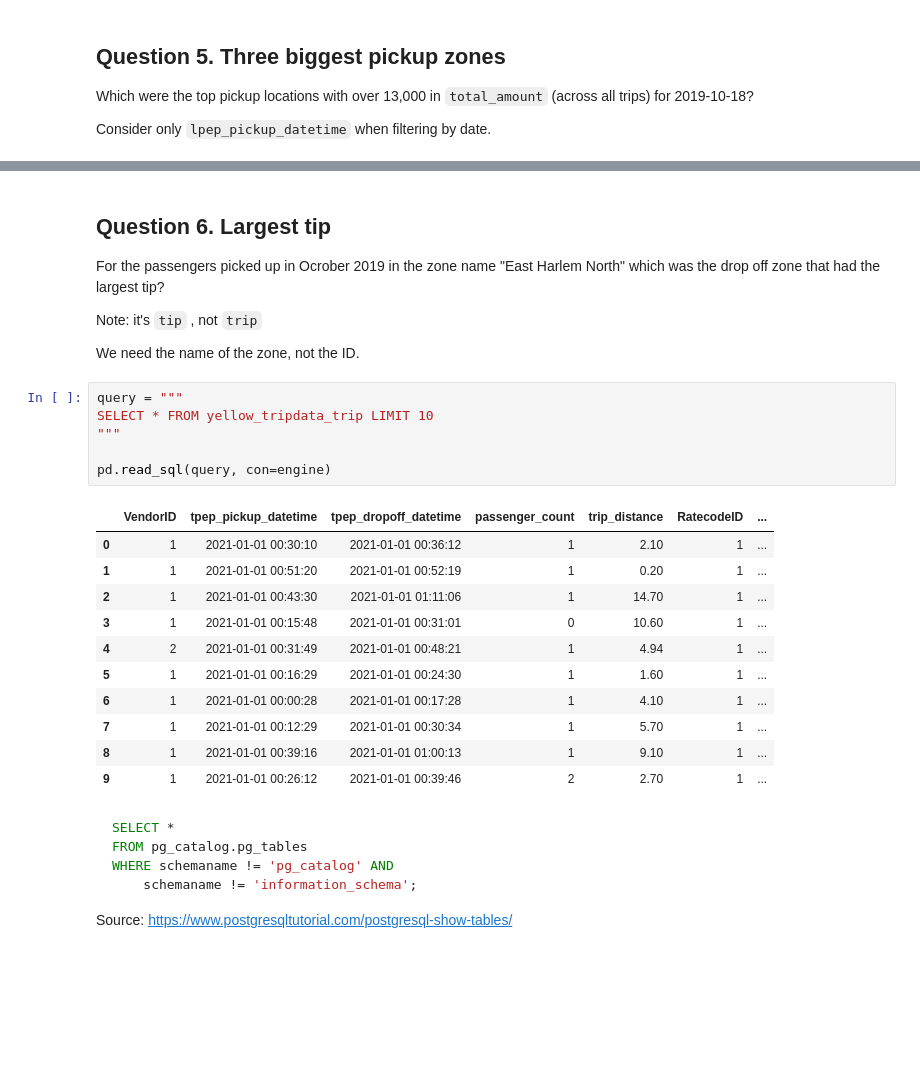
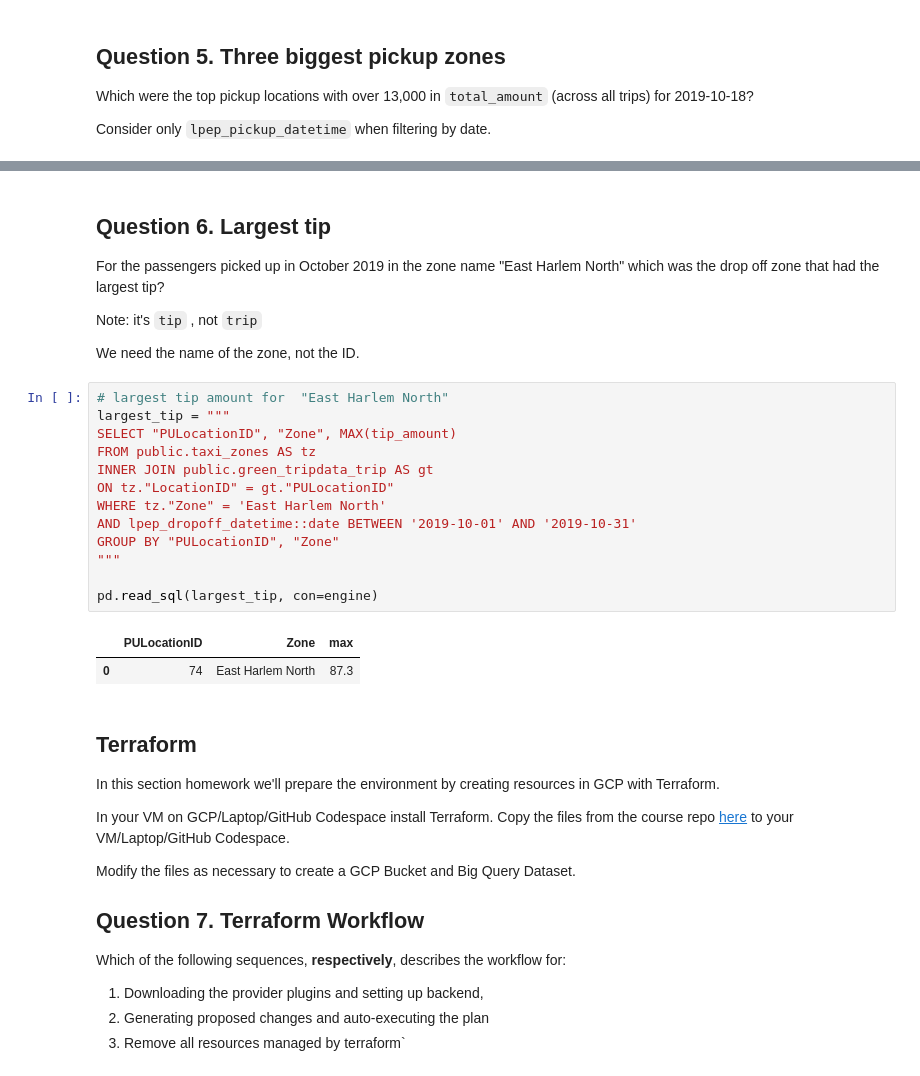
Before and after one commit to ChristopherOloo/DE-Zoomcamp-Lab, a Jupyter notebook: 1_2_Docker/homework-1.ipynb, the cells around one changed output, grey strips where cells are left out. Drawn from its saved outputs; the diff is of its cells as text; blank space fills up the shorter version.

Commit message:
Data ingestion and anlysis via docker

````diff
--- a/1_2_Docker/pg-test-connection.ipynb
+++ b/1_2_Docker/homework-1.ipynb
@@ -166,7 +259,7 @@ Consider only `lpep_pickup_datetime` when filtering by date.
 # %% [markdown]
 ## Question 6. Largest tip
 
-For the passengers picked up in Ocrober 2019 in the zone
+For the passengers picked up in October 2019 in the zone
 name "East Harlem North" which was the drop off zone that had
 the largest tip?
 
@@ -174,29 +267,36 @@ Note: it's `tip` , not `trip`
 
 We need the name of the zone, not the ID.
 # %%
-query = """
-SELECT * FROM yellow_tripdata_trip LIMIT 10
+# largest tip amount for  "East Harlem North"
+largest_tip = """
+SELECT "PULocationID", "Zone", MAX(tip_amount)
+FROM public.taxi_zones AS tz
+INNER JOIN public.green_tripdata_trip AS gt
+ON tz."LocationID" = gt."PULocationID"
+WHERE tz."Zone" = 'East Harlem North'
+AND lpep_dropoff_datetime::date BETWEEN '2019-10-01' AND '2019-10-31'
+GROUP BY "PULocationID", "Zone"
 """
 
-pd.read_sql(query, con=engine)
+pd.read_sql(largest_tip, con=engine)
 # %% [output]
-|  | VendorID | tpep_pickup_datetime | tpep_dropoff_datetime | passenger_count | trip_distance | RatecodeID | ... |
-| 0 | 1 | 2021-01-01 00:30:10 | 2021-01-01 00:36:12 | 1 | 2.10 | 1 | ... |
-| 1 | 1 | 2021-01-01 00:51:20 | 2021-01-01 00:52:19 | 1 | 0.20 | 1 | ... |
-| 2 | 1 | 2021-01-01 00:43:30 | 2021-01-01 01:11:06 | 1 | 14.70 | 1 | ... |
-| 3 | 1 | 2021-01-01 00:15:48 | 2021-01-01 00:31:01 | 0 | 10.60 | 1 | ... |
-| 4 | 2 | 2021-01-01 00:31:49 | 2021-01-01 00:48:21 | 1 | 4.94 | 1 | ... |
-| 5 | 1 | 2021-01-01 00:16:29 | 2021-01-01 00:24:30 | 1 | 1.60 | 1 | ... |
-| 6 | 1 | 2021-01-01 00:00:28 | 2021-01-01 00:17:28 | 1 | 4.10 | 1 | ... |
-| 7 | 1 | 2021-01-01 00:12:29 | 2021-01-01 00:30:34 | 1 | 5.70 | 1 | ... |
-| 8 | 1 | 2021-01-01 00:39:16 | 2021-01-01 01:00:13 | 1 | 9.10 | 1 | ... |
-| 9 | 1 | 2021-01-01 00:26:12 | 2021-01-01 00:39:46 | 2 | 2.70 | 1 | ... |
+|  | PULocationID | Zone | max |
+| 0 | 74 | East Harlem North | 87.3 |
 # %% [markdown]
-```sql
-SELECT *
-FROM pg_catalog.pg_tables
-WHERE schemaname != 'pg_catalog' AND
-    schemaname != 'information_schema';
-```
+## Terraform
 
-Source: https://www.postgresqltutorial.com/postgresql-show-tables/
+In this section homework we'll prepare the environment by creating resources in GCP with Terraform.
+
+In your VM on GCP/Laptop/GitHub Codespace install Terraform.
+Copy the files from the course repo
+[here](../../../01-docker-terraform/1_terraform_gcp/terraform) to your VM/Laptop/GitHub Codespace.
+
+Modify the files as necessary to create a GCP Bucket and Big Query Dataset.
+
+
+## Question 7. Terraform Workflow
+
+Which of the following sequences, **respectively**, describes the workflow for:
+1. Downloading the provider plugins and setting up backend,
+2. Generating proposed changes and auto-executing the plan
+3. Remove all resources managed by terraform`
````
Also changed, not shown: parts of 15 cells of this notebook, 3 other files.
